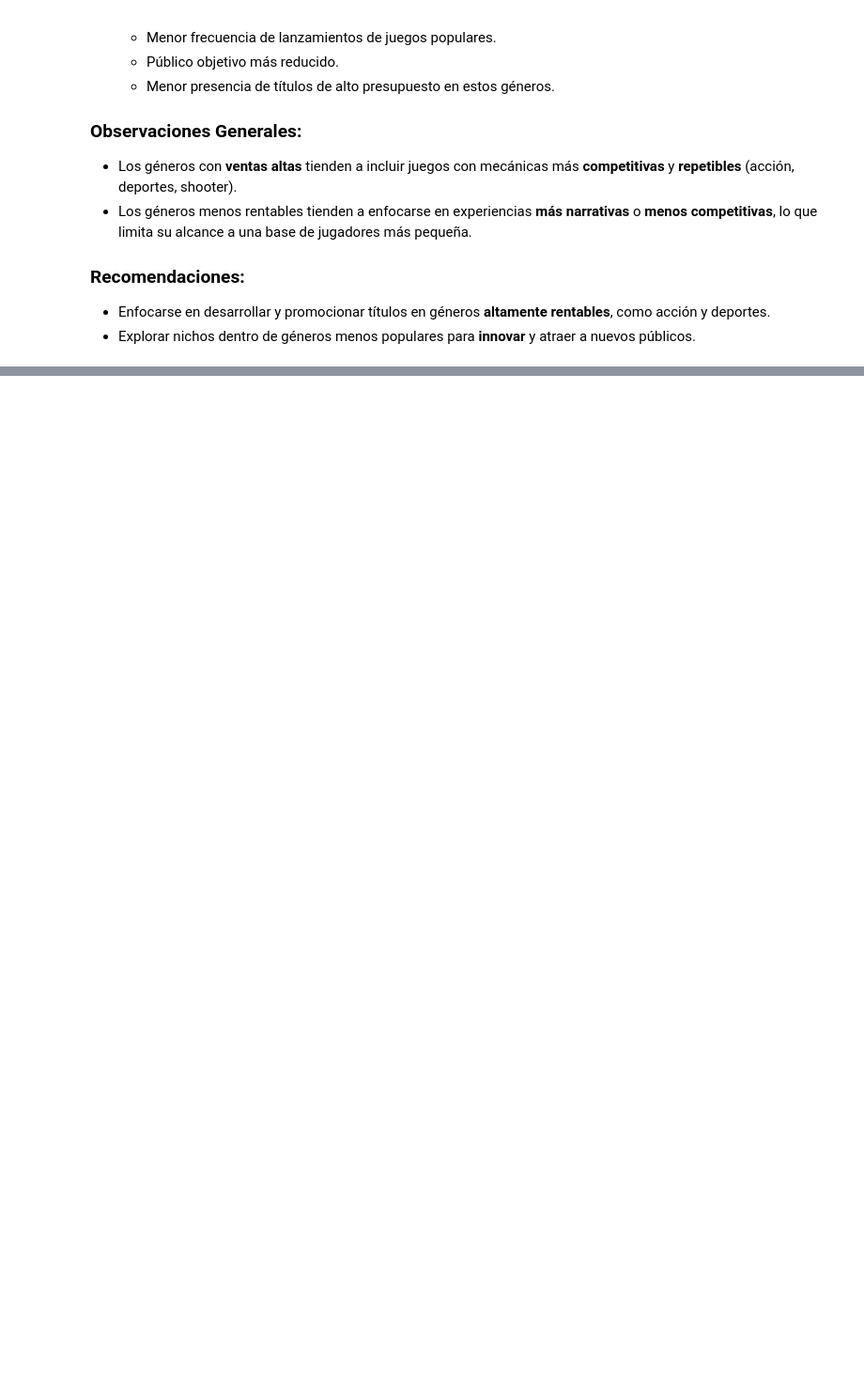
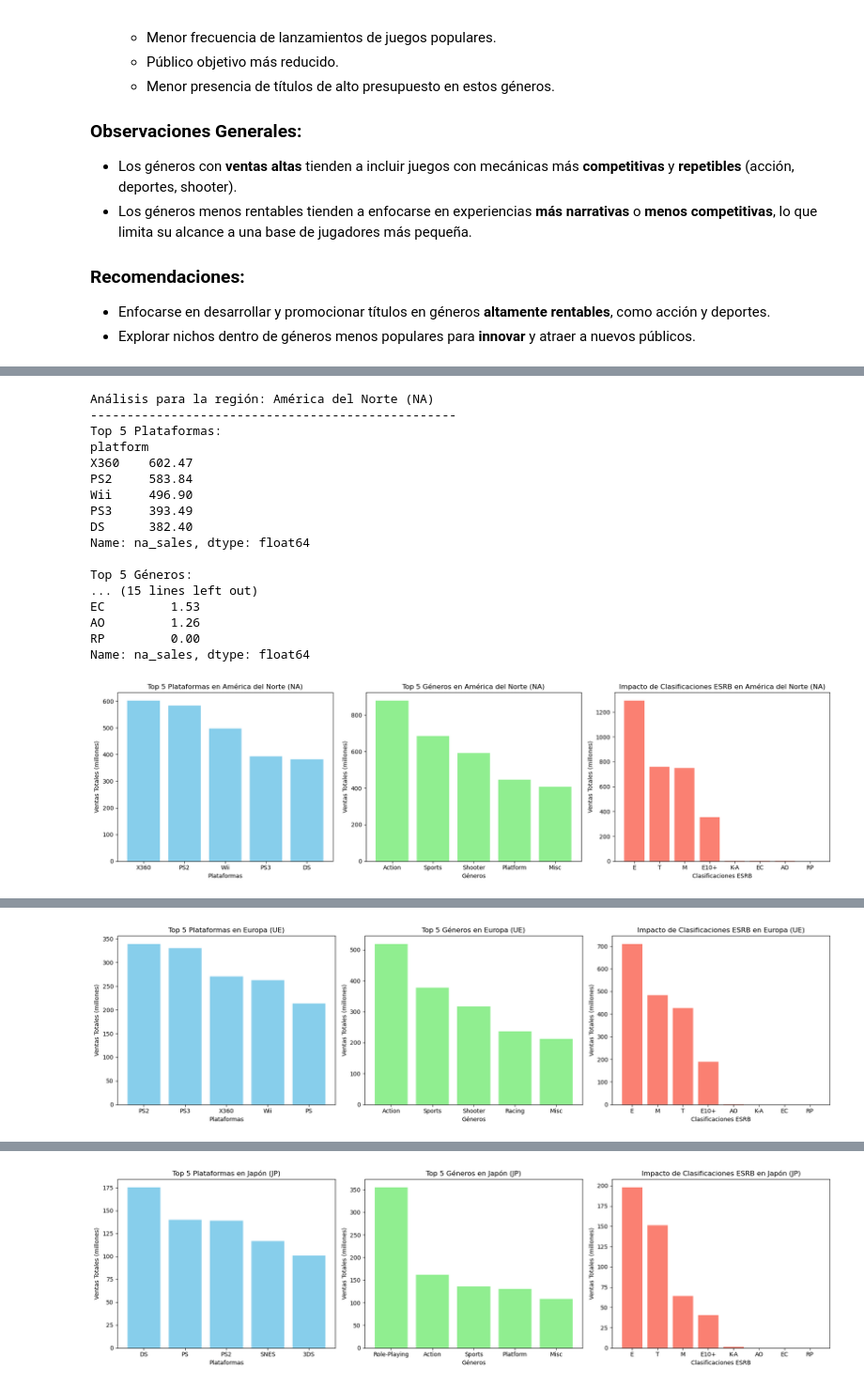
Before and after one commit to reyesleo22/Analisis_-de-Consolas-2016, a Jupyter notebook: reporte.ipynb, the cells around one changed output, grey strips where cells are left out. Shown: that part at 94% size. Cells and saved outputs as stored; diff of their text form; code cells hidden in the pictures; blank space fills up the shorter version.

```diff
--- a/reporte.ipynb
+++ b/reporte.ipynb
@@ -707,0 +718,75 @@ Ventas Totales por Género:
+# %%
+# Importar bibliotecas necesarias
+import pandas as pd
+import matplotlib.pyplot as plt
+
+# Cargar el dataset
+df = pd.read_csv('games_preparados.csv')
+
+# Función para analizar una región específica
+def analizar_region(region, ventas_columna):
+    print(f"\nAnálisis para la región: {region}")
+    print("-" * 50)
+
+    # 1. Cinco plataformas principales
+    top_plataformas = df.groupby('platform')[ventas_columna].sum().sort_values(ascending=False).head(5)
+    print("Top 5 Plataformas:")
+    print(top_plataformas)
+
+    # 2. Cinco géneros principales
+    top_generos = df.groupby('genre')[ventas_columna].sum().sort_values(ascending=False).head(5)
+    print("\nTop 5 Géneros:")
+    print(top_generos)
+
+    # 3. Clasificación ESRB y su impacto
+    esrb_ventas = df.groupby('rating')[ventas_columna].sum().sort_values(ascending=False)
+    print("\nImpacto de Clasificaciones ESRB:")
+    print(esrb_ventas)
+
+    # Visualizaciones
+    fig, axs = plt.subplots(1, 3, figsize=(18, 5))
+
+    # Gráfico de plataformas
+    axs[0].bar(top_plataformas.index, top_plataformas.values, color='skyblue')
+    axs[0].set_title(f'Top 5 Plataformas en {region}')
+    axs[0].set_ylabel('Ventas Totales (millones)')
+    axs[0].set_xlabel('Plataformas')
+
+    # Gráfico de géneros
+    axs[1].bar(top_generos.index, top_generos.values, color='lightgreen')
+    axs[1].set_title(f'Top 5 Géneros en {region}')
+    axs[1].set_ylabel('Ventas Totales (millones)')
+    axs[1].set_xlabel('Géneros')
+
+    # Gráfico de clasificaciones ESRB
+    axs[2].bar(esrb_ventas.index, esrb_ventas.values, color='salmon')
+    axs[2].set_title(f'Impacto de Clasificaciones ESRB en {region}')
+    axs[2].set_ylabel('Ventas Totales (millones)')
+    axs[2].set_xlabel('Clasificaciones ESRB')
+
+    plt.tight_layout()
+    plt.show()
+
+# Análisis para cada región
+analizar_region('América del Norte (NA)', 'na_sales')
+analizar_region('Europa (UE)', 'eu_sales')
+analizar_region('Japón (JP)', 'jp_sales')
+# %% [output]
+Análisis para la región: América del Norte (NA)
+--------------------------------------------------
+Top 5 Plataformas:
+platform
+X360    602.47
+PS2     583.84
+Wii     496.90
+PS3     393.49
+DS      382.40
+Name: na_sales, dtype: float64
+
+Top 5 Géneros:
+... (15 lines left out)
+EC         1.53
+AO         1.26
+RP         0.00
+Name: na_sales, dtype: float64
+[figure, added]
@@ -707,0 +810 @@ Ventas Totales por Género:
+[figure, added]
@@ -707,0 +828 @@ Ventas Totales por Género:
+[figure, added]
```
Also changed, not shown: parts of 6 cells of this notebook.
